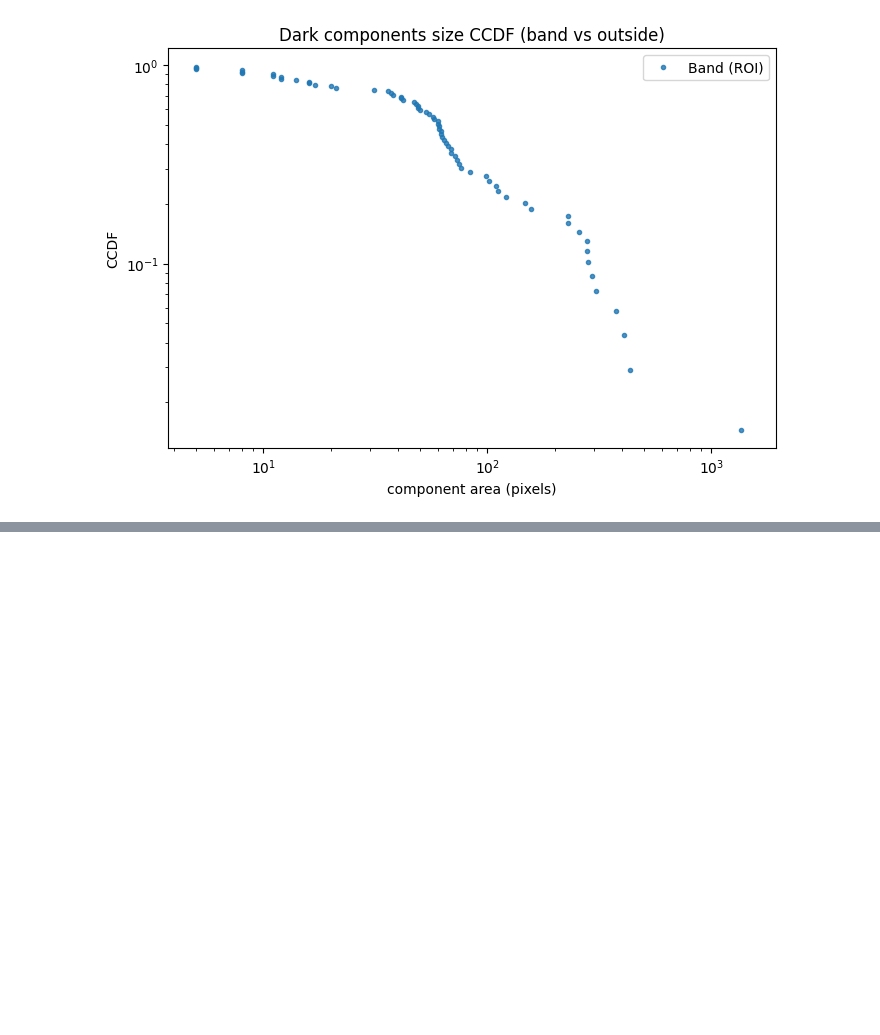
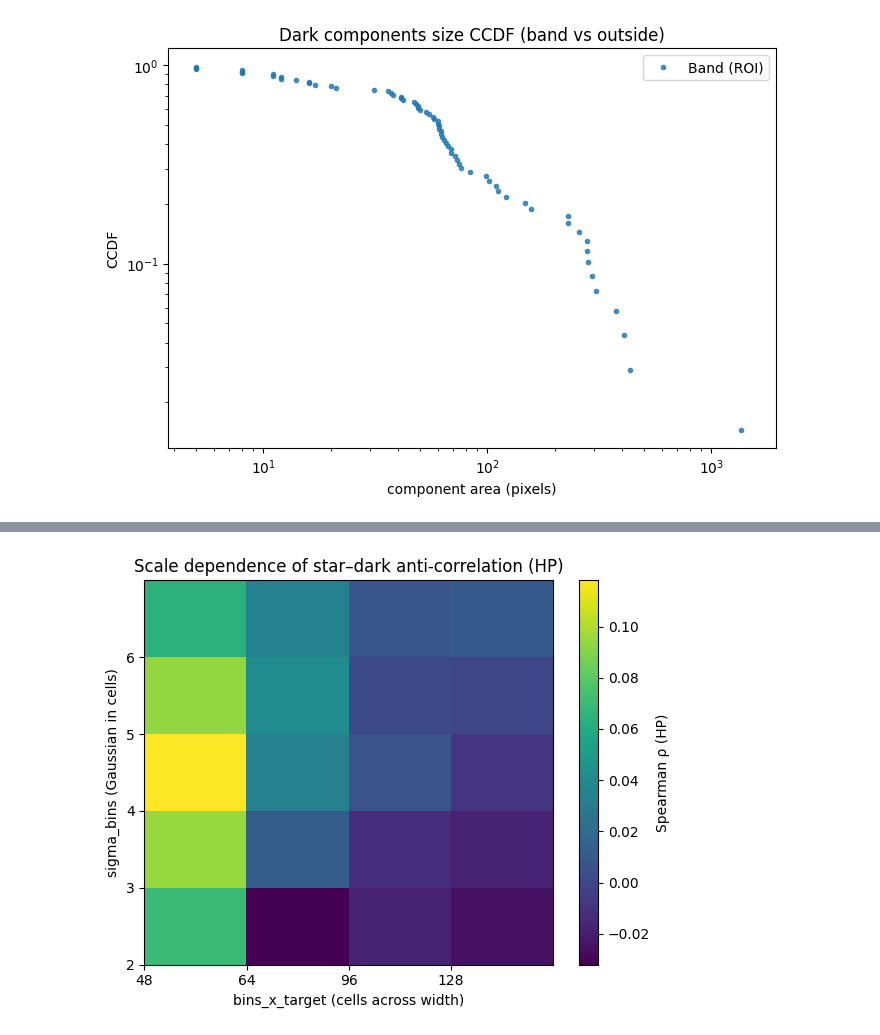
Before and after one commit to SHayashida/Amanogawa, a Jupyter notebook: notebooks/Amanogawa_dark.ipynb, the cells around one changed output, grey strips where cells are left out. Saved outputs shown, nothing was run; the diff lists cells and outputs as text; code cells hidden in the pictures; blank space fills up the shorter version.

```diff
--- a/notebooks/Amanogawa_dark.ipynb
+++ b/notebooks/Amanogawa_dark.ipynb
@@ -662,0 +475,63 @@ Fractal dimension (dark mask) D_dark ≈ 1.99 (skeleton 1.93)
+# %%
+# Fig. B3（スケール依存ヒートマップ；付録可）
+# bins（空間解像度） と sigma_bins（大域トレンドの平滑スケール） を掃引して、HP相関 ρ をヒートマップ
+
+import numpy as np
+import matplotlib.pyplot as plt
+from scipy.ndimage import gaussian_filter
+from skimage.transform import downscale_local_mean
+
+bins_grid   = [48, 64, 96, 128]   # 空間解像度（横方向のビン数）
+sigma_grid  = [2, 3, 4, 5, 6]     # HPの平滑スケール（ビン単位）
+
+R = np.full((len(sigma_grid), len(bins_grid)), np.nan)
+
+for j, bx in enumerate(bins_grid):
+    # --- ビン数/縮約倍率/クロップを決める（図Bと同様の整合ルール）
+    H, W = mask_dark.shape
+    by_target = max(16, int(round(bx * H / W)))
+    sx = max(1, W // bx); sy = max(1, H // by_target)
+    bx_eff = W // sx;     by_eff = H // sy
+    w2 = bx_eff * sx;     h2 = by_eff * sy
+
+    md = mask_dark[:h2, :w2]
+    try:
+        bm = band_mask[:h2, :w2]
+    except NameError:
+        bm = np.ones_like(md, bool)
+
+    dr = downscale_local_mean(md.astype(float), (sy, sx))
+    br = downscale_local_mean(bm.astype(float), (sy, sx)) > 0.5
+    m  = br
+
+    # 星マップ（前に作った stars_clip を使うか、必要なら同様にクリップし直す）
+    sc = stars_xy.copy()
+    sc[:,0] = np.clip(sc[:,0], 0, w2-1); sc[:,1] = np.clip(sc[:,1], 0, h2-1)
+    hist, _, _ = np.histogram2d(sc[:,0], sc[:,1], bins=[bx_eff, by_eff], range=[[0,w2],[0,h2]])
+    smap = hist.T
+
+    assert smap.shape == dr.shape == m.shape
+
+    for i, sb in enumerate(sigma_grid):
+        # HP化→帯内のみZ標準化
+        slo = gaussian_filter(smap.astype(float), sb, mode='reflect')
+        dlo = gaussian_filter(dr.astype(float),   sb, mode='reflect')
+        shp = smap - slo; dhp = dr - dlo
+        A = (shp[m] - shp[m].mean()) / (shp[m].std() + 1e-9)
+        B = (dhp[m] - dhp[m].mean()) / (dhp[m].std() + 1e-9)
+        r, _ = spearman_safe(A, B)
+        R[i, j] = r
+
+# 可視化（ヒートマップ）
+plt.figure(figsize=(6,4.8))
+plt.imshow(R, origin="lower", aspect="auto",
+           extent=[0, len(bins_grid), 0, len(sigma_grid)])
+plt.colorbar(label="Spearman ρ (HP)")
+plt.xticks(range(len(bins_grid)), bins_grid)
+plt.yticks(range(len(sigma_grid)), sigma_grid)
+plt.xlabel("bins_x_target (cells across width)")
+plt.ylabel("sigma_bins (Gaussian in cells)")
+plt.title("Scale dependence of star–dark anti-correlation (HP)")
+plt.tight_layout(); plt.show()
+# %% [output]
+[figure, added]
```
Also changed, not shown: parts of 6 cells of this notebook.
